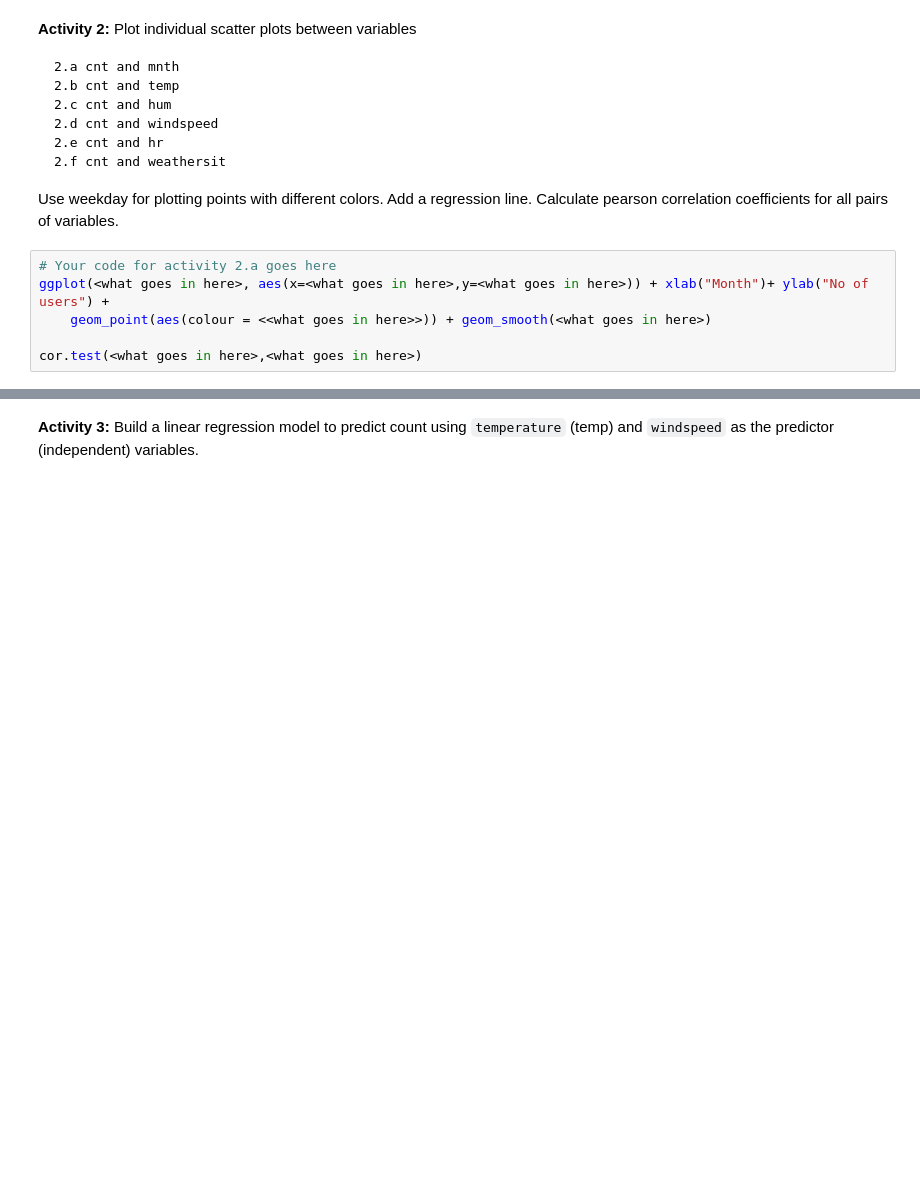
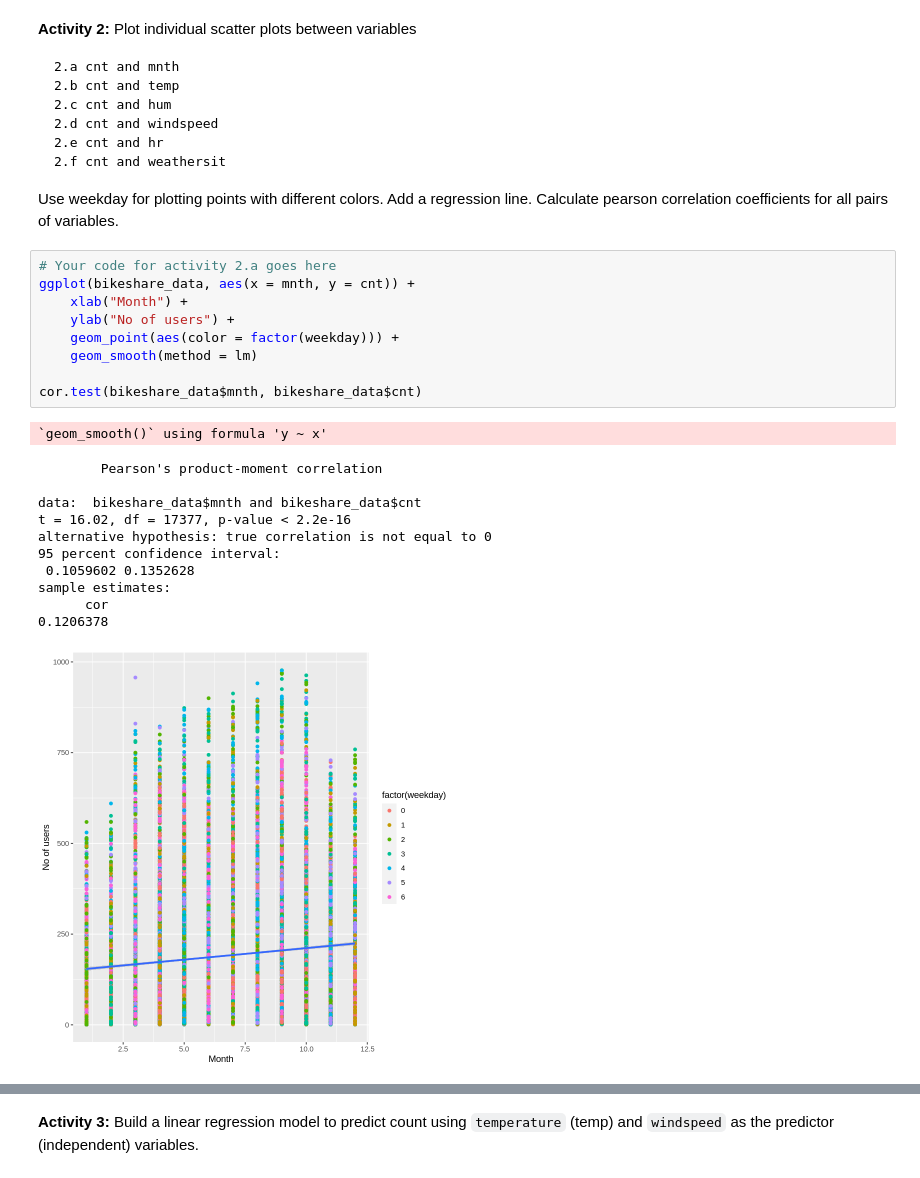
Before and after one commit to SteeltownRiot/DSA, a Jupyter notebook: DSA-7020 Stats for Data Analysis/Module 2 - Multivariate Data/Practices/Practice_Multivariate.ipynb, the cells around one changed output, grey strips where cells are left out. Saved outputs shown, nothing was run; the diff lists cells and outputs as text; blank space fills up the shorter version.

```diff
--- a/DSA-7020 Stats for Data Analysis/Module 2 - Multivariate Data/Practices/Practice_Multivariate.ipynb
+++ b/DSA-7020 Stats for Data Analysis/Module 2 - Multivariate Data/Practices/Practice_Multivariate.ipynb
@@ -81,9 +144,25 @@ There are some positive linear relationships between `cnt` and `season`, `mnth`,
 Use weekday for plotting points with different colors. Add a regression line. Calculate pearson correlation coefficients for all  pairs of variables.
 # %%
 # Your code for activity 2.a goes here
-ggplot(<what goes in here>, aes(x=<what goes in here>,y=<what goes in here>)) + xlab("Month")+ ylab("No of users") +
-    geom_point(aes(colour = <<what goes in here>>)) + geom_smooth(<what goes in here>)
+ggplot(bikeshare_data, aes(x = mnth, y = cnt)) +
+    xlab("Month") +
+    ylab("No of users") +
+    geom_point(aes(color = factor(weekday))) +
+    geom_smooth(method = lm)
 
-cor.test(<what goes in here>,<what goes in here>)
+cor.test(bikeshare_data$mnth, bikeshare_data$cnt)
+# %% [output]
+`geom_smooth()` using formula 'y ~ x'
+        Pearson's product-moment correlation
+
+data:  bikeshare_data$mnth and bikeshare_data$cnt
+t = 16.02, df = 17377, p-value < 2.2e-16
+alternative hypothesis: true correlation is not equal to 0
+95 percent confidence interval:
+ 0.1059602 0.1352628
+sample estimates:
+      cor
+0.1206378
+[figure, added]
 # %%
 # Your code for activity 2.b goes here
```
Also changed, not shown: parts of 12 cells of this notebook, 1 other file.
